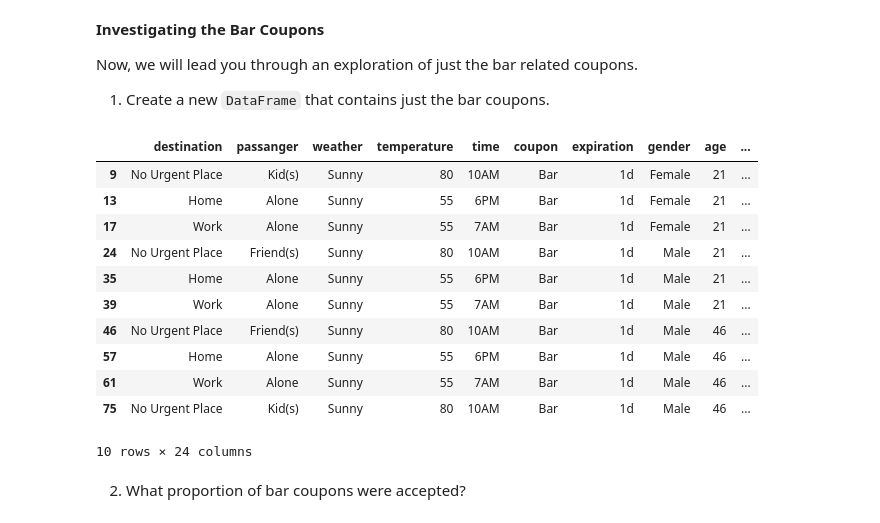
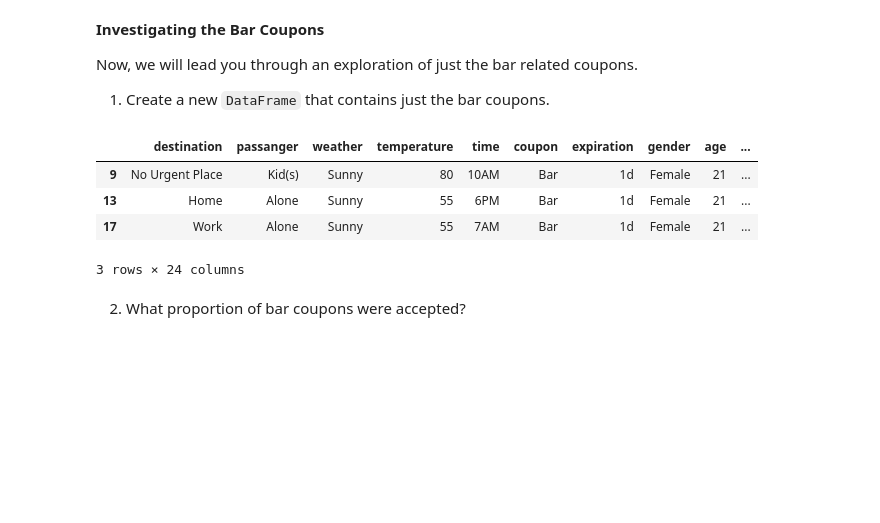
Before and after one commit to ttb-git/berkeley-engr-Practical-assignment1, a Jupyter notebook: Who_will_accept_the_coupon.ipynb, the cells around one changed output. Cells and saved outputs as stored; diff of their text form; code cells hidden in the pictures; blank space fills up the shorter version.

```diff
--- a/Who_will_accept_the_coupon.ipynb
+++ b/Who_will_accept_the_coupon.ipynb
@@ -456,20 +454,13 @@ Now, we will lead you through an exploration of just the bar related coupons.
 1. Create a new `DataFrame` that contains just the bar coupons.
 # %%
 df_bar = data[data['coupon'] == 'Bar']
-df_bar.head(10)
+df_bar.head(3)
 # %% [output]
 |  | destination | passanger | weather | temperature | time | coupon | expiration | gender | age | ... |
 | 9 | No Urgent Place | Kid(s) | Sunny | 80 | 10AM | Bar | 1d | Female | 21 | ... |
 | 13 | Home | Alone | Sunny | 55 | 6PM | Bar | 1d | Female | 21 | ... |
 | 17 | Work | Alone | Sunny | 55 | 7AM | Bar | 1d | Female | 21 | ... |
-| 24 | No Urgent Place | Friend(s) | Sunny | 80 | 10AM | Bar | 1d | Male | 21 | ... |
-| 35 | Home | Alone | Sunny | 55 | 6PM | Bar | 1d | Male | 21 | ... |
-| 39 | Work | Alone | Sunny | 55 | 7AM | Bar | 1d | Male | 21 | ... |
-| 46 | No Urgent Place | Friend(s) | Sunny | 80 | 10AM | Bar | 1d | Male | 46 | ... |
-| 57 | Home | Alone | Sunny | 55 | 6PM | Bar | 1d | Male | 46 | ... |
-| 61 | Work | Alone | Sunny | 55 | 7AM | Bar | 1d | Male | 46 | ... |
-| 75 | No Urgent Place | Kid(s) | Sunny | 80 | 10AM | Bar | 1d | Male | 46 | ... |
-10 rows × 24 columns
+3 rows × 24 columns
 # %% [markdown]
 2. What proportion of bar coupons were accepted?
 # %%
```
Also changed, not shown: parts of 4 cells of this notebook.
